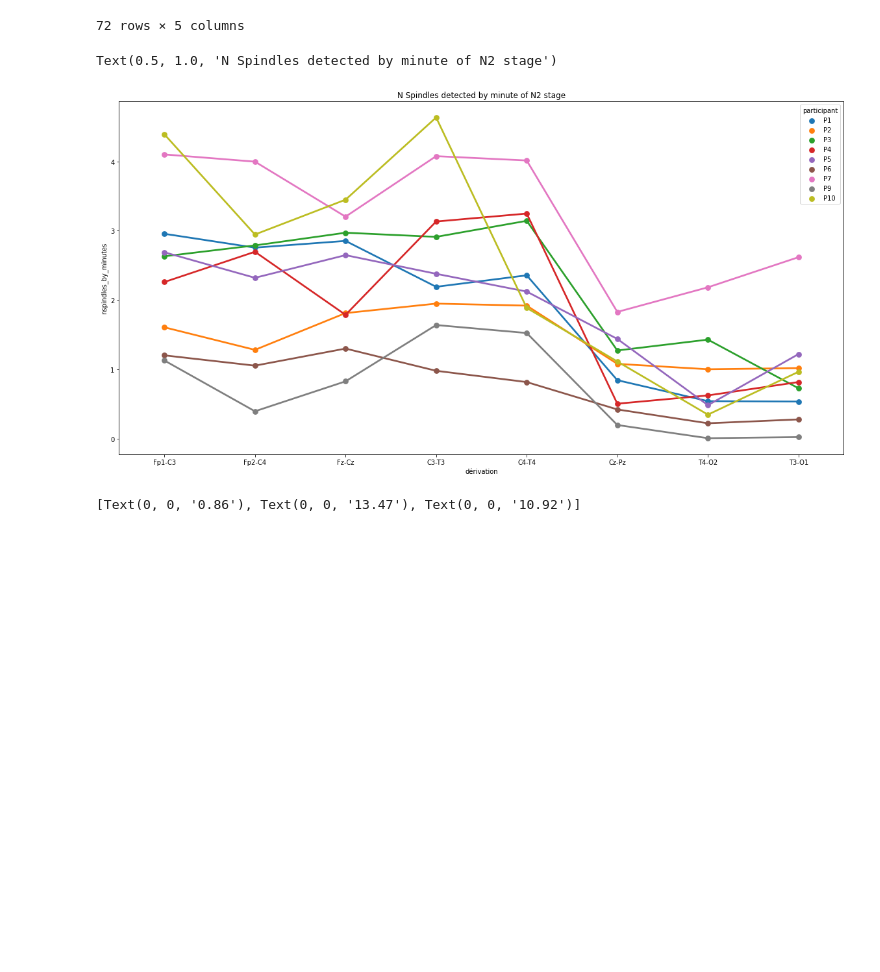
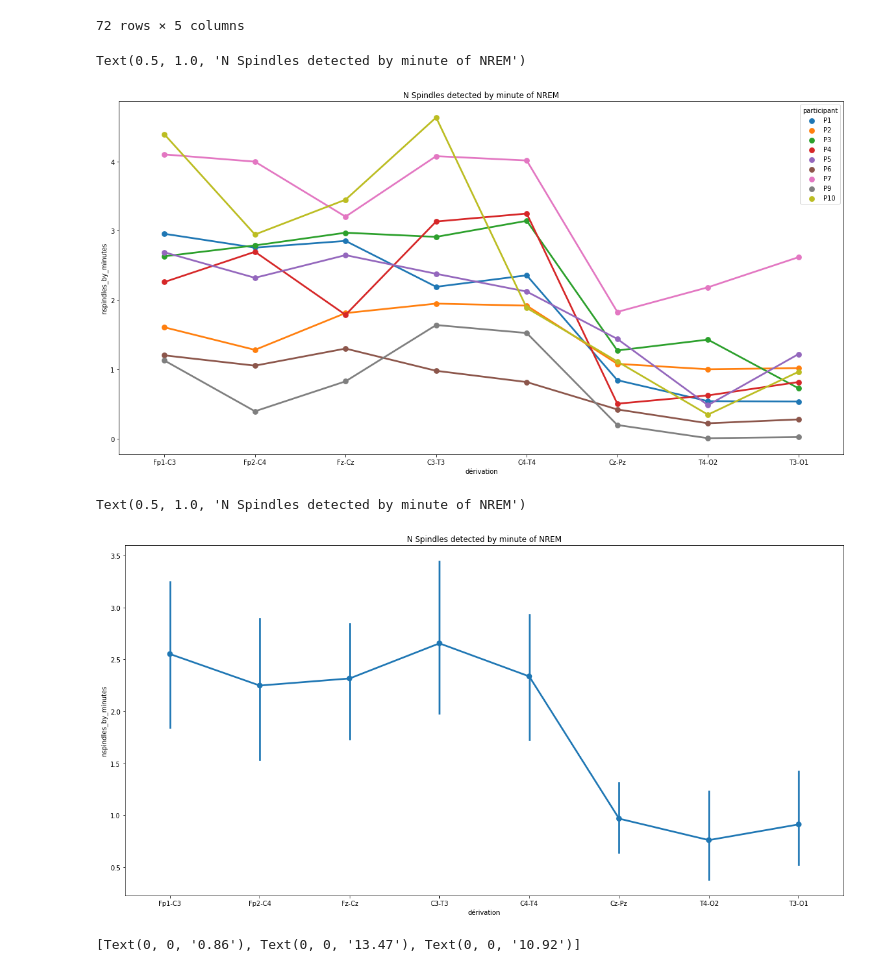
Before and after one commit to ValentinGhibaudo/Sleep_EEG_Respi, a Jupyter notebook: group_characteristics.ipynb, the cells around one changed output. Drawn from its saved outputs; the diff is of its cells as text; code cells hidden in the pictures; blank space fills up the shorter version.

```diff
--- a/group_characteristics.ipynb
+++ b/group_characteristics.ipynb
@@ -171,11 +242,19 @@ df_spindles_features_number
 # %%
 fig, ax = plt.subplots(figsize = (20,10))
 sns.pointplot(data=df_spindles_features_number, x='dérivation', y = 'nspindles_by_minutes',hue = 'participant', ax=ax)
-ax.set_title('N Spindles detected by minute of N2 stage')
+ax.set_title('N Spindles detected by minute of NREM')
 # plt.savefig('../presentation_4/n_spindles_by_minute')
 # %% [output]
-Text(0.5, 1.0, 'N Spindles detected by minute of N2 stage')
+Text(0.5, 1.0, 'N Spindles detected by minute of NREM')
 [figure]
+# %%
+fig, ax = plt.subplots(figsize = (20,10))
+sns.pointplot(data=df_spindles_features_number, x='dérivation', y = 'nspindles_by_minutes', ax=ax)
+ax.set_title('N Spindles detected by minute of NREM')
+# plt.savefig('../presentation_4/n_spindles_by_minute')
+# %% [output]
+Text(0.5, 1.0, 'N Spindles detected by minute of NREM')
+[figure, added]
 # %%
 fig, ax = plt.subplots()
 df_spindles[['Duration','Frequency','Oscillations']].mean().round(2).plot.bar(ax=ax)
```
Also changed, not shown: parts of 12 cells of this notebook.
